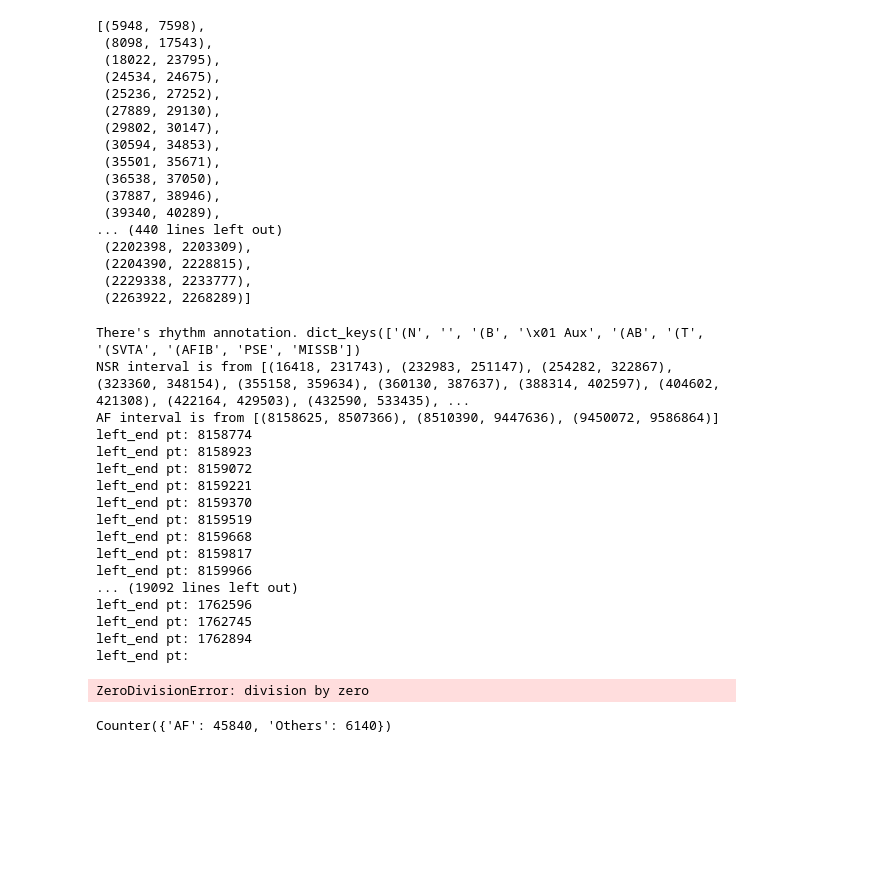
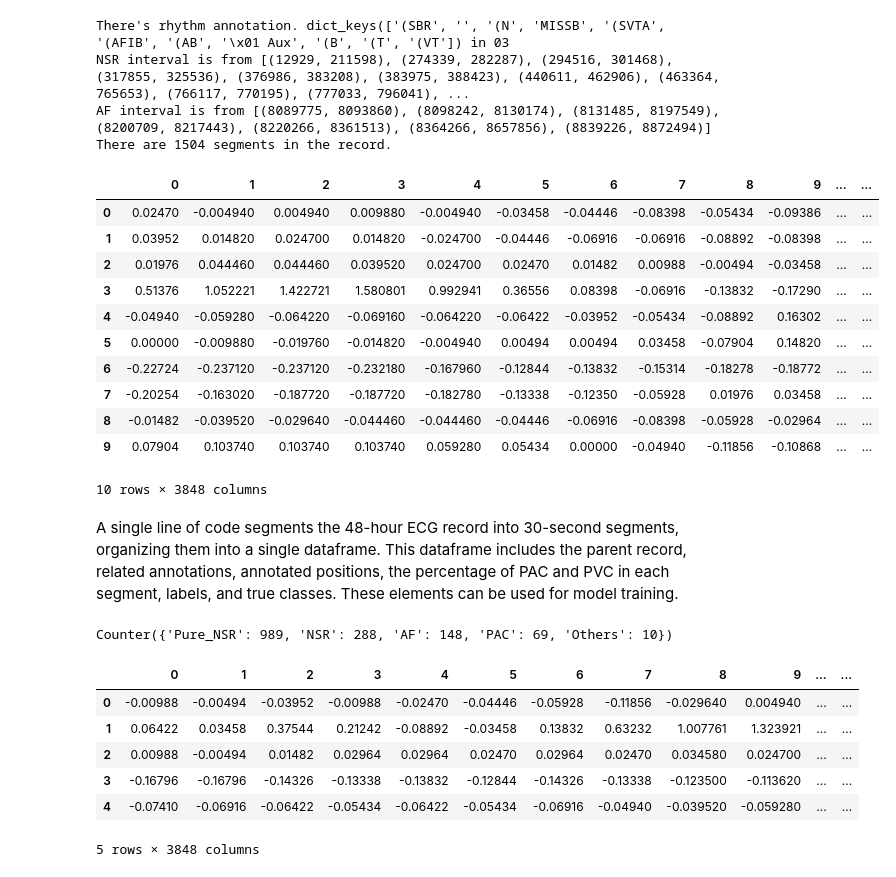
Before and after one commit to KhaingSuThway/ECGSignalProcessingPipeline, a Jupyter notebook: test_modules.ipynb, the cells around one changed output. Saved outputs shown, nothing was run; the diff lists cells and outputs as text; code cells hidden in the pictures; blank space fills up the shorter version.

```diff
--- a/test_modules.ipynb
+++ b/test_modules.ipynb
@@ -58,20 +21,0 @@ reading_record.get_afib_interval()
-# %%
-reading_record.get_nsr_interval()
-# %% [output]
-[(5948, 7598),
- (8098, 17543),
- (18022, 23795),
- (24534, 24675),
- (25236, 27252),
- (27889, 29130),
- (29802, 30147),
- (30594, 34853),
- (35501, 35671),
- (36538, 37050),
- (37887, 38946),
- (39340, 40289),
-... (440 lines left out)
- (2202398, 2203309),
- (2204390, 2228815),
- (2229338, 2233777),
- (2263922, 2268289)]
@@ -80,28 +22,39 @@ reading_record.get_nsr_interval()
 # %%
-test_scan=scan_record(reading_record,window_width=30)
-test_scan
+segments=scan_record(reading_record,window_width=30)
+segments.head(10)
 # %% [output]
-There's rhythm annotation. dict_keys(['(N', '', '(B', '\x01 Aux', '(AB', '(T', '(SVTA', '(AFIB', 'PSE', 'MISSB'])
-NSR interval is from [(16418, 231743), (232983, 251147), (254282, 322867), (323360, 348154), (355158, 359634), (360130, 387637), (388314, 402597), (404602, 421308), (422164, 429503), (432590, 533435), ...
-AF interval is from [(8158625, 8507366), (8510390, 9447636), (9450072, 9586864)]
-left_end pt: 8158774
-left_end pt: 8158923
-left_end pt: 8159072
-left_end pt: 8159221
-left_end pt: 8159370
-left_end pt: 8159519
-left_end pt: 8159668
-left_end pt: 8159817
-left_end pt: 8159966
-... (19092 lines left out)
-left_end pt: 1762596
-left_end pt: 1762745
-left_end pt: 1762894
-left_end pt:
+There's rhythm annotation. dict_keys(['(SBR', '', '(N', 'MISSB', '(SVTA', '(AFIB', '(AB', '\x01 Aux', '(B', '(T', '(VT']) in 03
+NSR interval is from [(12929, 211598), (274339, 282287), (294516, 301468), (317855, 325536), (376986, 383208), (383975, 388423), (440611, 462906), (463364, 765653), (766117, 770195), (777033, 796041), ...
+AF interval is from [(8089775, 8093860), (8098242, 8130174), (8131485, 8197549), (8200709, 8217443), (8220266, 8361513), (8364266, 8657856), (8839226, 8872494)]
+There are 1504 segments in the record.
+|  | 0 | 1 | 2 | 3 | 4 | 5 | 6 | 7 | 8 | 9 | ... | ... |
+| 0 | 0.02470 | -0.004940 | 0.004940 | 0.009880 | -0.004940 | -0.03458 | -0.04446 | -0.08398 | -0.05434 | -0.09386 | ... | ... |
+| 1 | 0.03952 | 0.014820 | 0.024700 | 0.014820 | -0.024700 | -0.04446 | -0.06916 | -0.06916 | -0.08892 | -0.08398 | ... | ... |
+| 2 | 0.01976 | 0.044460 | 0.044460 | 0.039520 | 0.024700 | 0.02470 | 0.01482 | 0.00988 | -0.00494 | -0.03458 | ... | ... |
+| 3 | 0.51376 | 1.052221 | 1.422721 | 1.580801 | 0.992941 | 0.36556 | 0.08398 | -0.06916 | -0.13832 | -0.17290 | ... | ... |
+| 4 | -0.04940 | -0.059280 | -0.064220 | -0.069160 | -0.064220 | -0.06422 | -0.03952 | -0.05434 | -0.08892 | 0.16302 | ... | ... |
+| 5 | 0.00000 | -0.009880 | -0.019760 | -0.014820 | -0.004940 | 0.00494 | 0.00494 | 0.03458 | -0.07904 | 0.14820 | ... | ... |
+| 6 | -0.22724 | -0.237120 | -0.237120 | -0.232180 | -0.167960 | -0.12844 | -0.13832 | -0.15314 | -0.18278 | -0.18772 | ... | ... |
+| 7 | -0.20254 | -0.163020 | -0.187720 | -0.187720 | -0.182780 | -0.13338 | -0.12350 | -0.05928 | 0.01976 | 0.03458 | ... | ... |
+| 8 | -0.01482 | -0.039520 | -0.029640 | -0.044460 | -0.044460 | -0.04446 | -0.06916 | -0.08398 | -0.05928 | -0.02964 | ... | ... |
+| 9 | 0.07904 | 0.103740 | 0.103740 | 0.103740 | 0.059280 | 0.05434 | 0.00000 | -0.04940 | -0.11856 | -0.10868 | ... | ... |
-ZeroDivisionError: division by zero
+10 rows × 3848 columns
+# %% [markdown]
+A single line of code segments the 48-hour ECG record into 30-second segments, organizing them into a single dataframe. This dataframe includes the parent record, related annotations, annotated positions, the percentage of PAC and PVC in each segment, labels, and true classes. These elements can be used for model training.
 # %%
-Counter(test_scan.true_class)
+Counter(segments['true_class'])
 # %% [output]
-Counter({'AF': 45840, 'Others': 6140})
+Counter({'Pure_NSR': 989, 'NSR': 288, 'AF': 148, 'PAC': 69, 'Others': 10})
+# %%
+filtered_NSRs=segments[segments['true_class']=='Pure_NSR']
+filtered_NSRs.head(5)
+# %% [output]
+|  | 0 | 1 | 2 | 3 | 4 | 5 | 6 | 7 | 8 | 9 | ... | ... |
+| 0 | -0.00988 | -0.00494 | -0.03952 | -0.00988 | -0.02470 | -0.04446 | -0.05928 | -0.11856 | -0.029640 | 0.004940 | ... | ... |
+| 1 | 0.06422 | 0.03458 | 0.37544 | 0.21242 | -0.08892 | -0.03458 | 0.13832 | 0.63232 | 1.007761 | 1.323921 | ... | ... |
+| 2 | 0.00988 | -0.00494 | 0.01482 | 0.02964 | 0.02964 | 0.02470 | 0.02964 | 0.02470 | 0.034580 | 0.024700 | ... | ... |
+| 3 | -0.16796 | -0.16796 | -0.14326 | -0.13338 | -0.13832 | -0.12844 | -0.14326 | -0.13338 | -0.123500 | -0.113620 | ... | ... |
+| 4 | -0.07410 | -0.06916 | -0.06422 | -0.05434 | -0.06422 | -0.05434 | -0.06916 | -0.04940 | -0.039520 | -0.059280 | ... | ... |
+5 rows × 3848 columns
 # %%
 # Create a figure and axis
```
Also changed, not shown: parts of 15 cells of this notebook.
